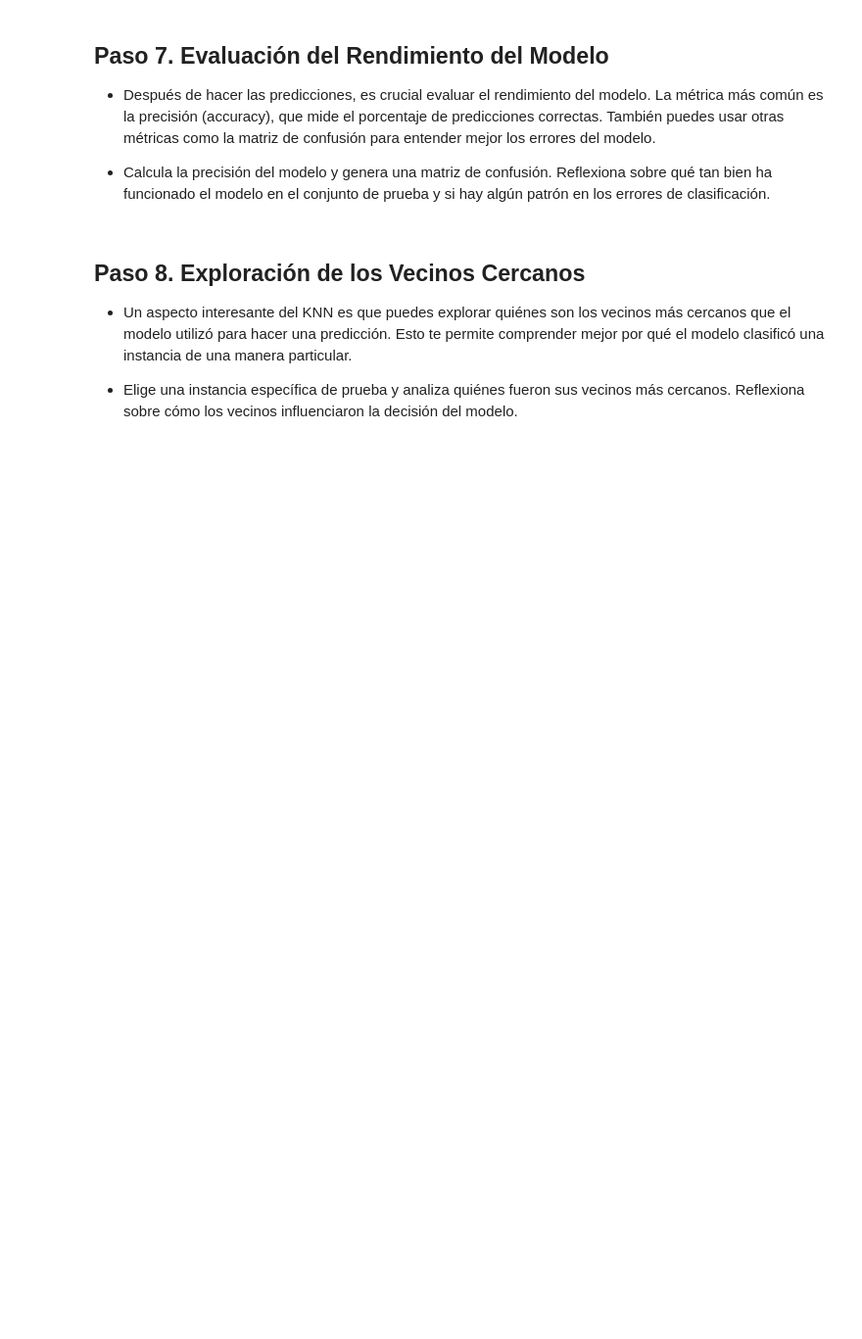
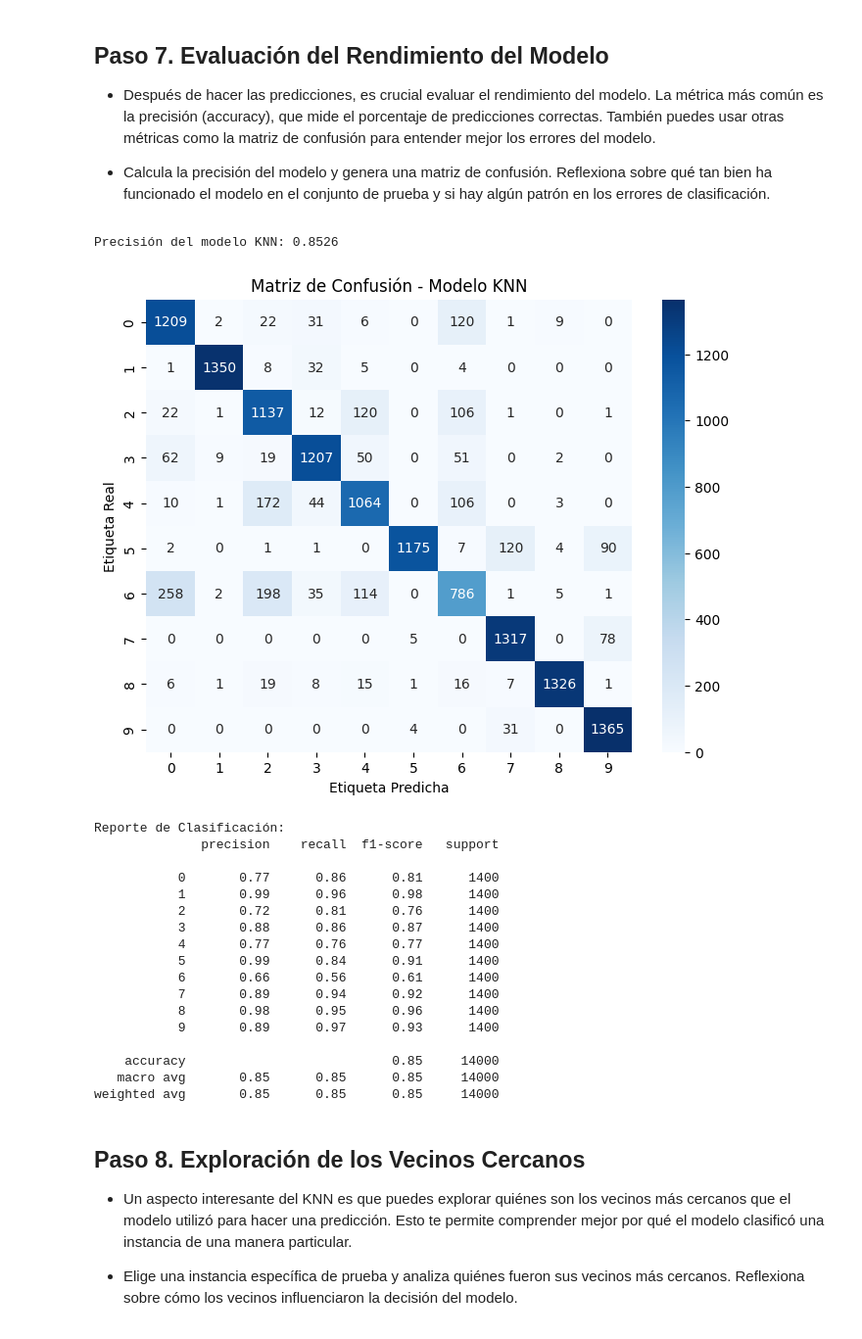
Before and after one commit to paolaolarte597-ship-it/Laboratoriopractica15, a Jupyter notebook: Laboratorio_15practica.ipynb, the cells around one changed output. Shown at 98% size. Saved outputs shown, nothing was run; the diff lists cells and outputs as text; code cells hidden in the pictures; blank space fills up the shorter version.

```diff
--- a/Laboratorio_15practica.ipynb
+++ b/Laboratorio_15practica.ipynb
@@ -32,6 +63,9 @@ from keras.datasets import fashion_mnist
 
 ## Paso 1. Importación de Bibliotecas
 * Importa las bibliotecas necesarias. Las más importantes para este taller son pandas para la manipulación de datos, numpy para realizar operaciones numéricas y scikit-learn para implementar el modelo KNN.
+# %%
+from keras.datasets import fashion_mnist
+(X_train_raw, y_train), (X_test_raw, y_test) = fashion_mnist.load_data()
 # %% [markdown]
 ## Paso 2. Cargar los Datos
 * Carga un conjunto de datos que contiene las características y las etiquetas (clases) que quieres predecir. En este taller, el conjunto de datos será almacenado usando pandas, que permite manejar la información de forma tabular.
@@ -55,3 +208,16 @@ from keras.datasets import fashion_mnist
 * Una vez que el modelo esté entrenado, puedes usarlo para hacer predicciones sobre el conjunto de prueba o sobre nuevos datos. El modelo buscará los K vecinos más cercanos a cada instancia y decidirá la clase basándose en la mayoría de votos entre estos vecinos.
 
 * Usa tu modelo KNN para predecir las etiquetas de las instancias en el conjunto de prueba. Anota las predicciones y compáralas con las etiquetas reales.
+# %%
+# Paso 6. Realización de Predicciones
+
+# 1️⃣ Usar el modelo entrenado para predecir las etiquetas del conjunto de prueba
+y_pred = knn_model.predict(X_test_scaled)
+
+# 2️⃣ Mostrar algunas predicciones junto con sus etiquetas reales
+import numpy as np
+for i in range(5):  # mostramos 5 ejemplos
+    print(f"Ejemplo {i+1}: Predicción = {y_pred[i]} | Etiqueta real = {y_test[i]}")
+
+# 3️⃣ Verificar la forma de las predicciones
+print("Forma de las predicciones:", y_pred.shape)
@@ -60,6 +233,51 @@ from keras.datasets import fashion_mnist
 * Después de hacer las predicciones, es crucial evaluar el rendimiento del modelo. La métrica más común es la precisión (accuracy), que mide el porcentaje de predicciones correctas. También puedes usar otras métricas como la matriz de confusión para entender mejor los errores del modelo.
 
 * Calcula la precisión del modelo y genera una matriz de confusión. Reflexiona sobre qué tan bien ha funcionado el modelo en el conjunto de prueba y si hay algún patrón en los errores de clasificación.
+# %%
+# Paso 7. Evaluación del Rendimiento del Modelo
+
+from sklearn.metrics import accuracy_score, confusion_matrix, classification_report
+import seaborn as sns
+import matplotlib.pyplot as plt
+
+# 1️⃣ Calcular la precisión (accuracy)
+accuracy = accuracy_score(y_test, y_pred)
+print(f"Precisión del modelo KNN: {accuracy:.4f}")
+
+# 2️⃣ Generar la matriz de confusión
+cm = confusion_matrix(y_test, y_pred)
+
+# 3️⃣ Visualizar la matriz de confusión
+plt.figure(figsize=(8, 6))
+sns.heatmap(cm, annot=True, fmt='d', cmap='Blues')
+plt.title('Matriz de Confusión - Modelo KNN')
+plt.xlabel('Etiqueta Predicha')
+plt.ylabel('Etiqueta Real')
+plt.show()
+
+# 4️⃣ Mostrar el reporte de clasificación
+print("\nReporte de Clasificación:")
+print(classification_report(y_test, y_pred))
+# %% [output]
+Precisión del modelo KNN: 0.8526
+[figure, added]
+Reporte de Clasificación:
+              precision    recall  f1-score   support
+
+           0       0.77      0.86      0.81      1400
+           1       0.99      0.96      0.98      1400
+           2       0.72      0.81      0.76      1400
+           3       0.88      0.86      0.87      1400
+           4       0.77      0.76      0.77      1400
+           5       0.99      0.84      0.91      1400
+           6       0.66      0.56      0.61      1400
+           7       0.89      0.94      0.92      1400
+           8       0.98      0.95      0.96      1400
+           9       0.89      0.97      0.93      1400
+
+    accuracy                           0.85     14000
+   macro avg       0.85      0.85      0.85     14000
+weighted avg       0.85      0.85      0.85     14000
 # %% [markdown]
 ## Paso 8. Exploración de los Vecinos Cercanos
 * Un aspecto interesante del KNN es que puedes explorar quiénes son los vecinos más cercanos que el modelo utilizó para hacer una predicción. Esto te permite comprender mejor por qué el modelo clasificó una instancia de una manera particular.
```
Also changed, not shown: parts of 9 cells of this notebook.
